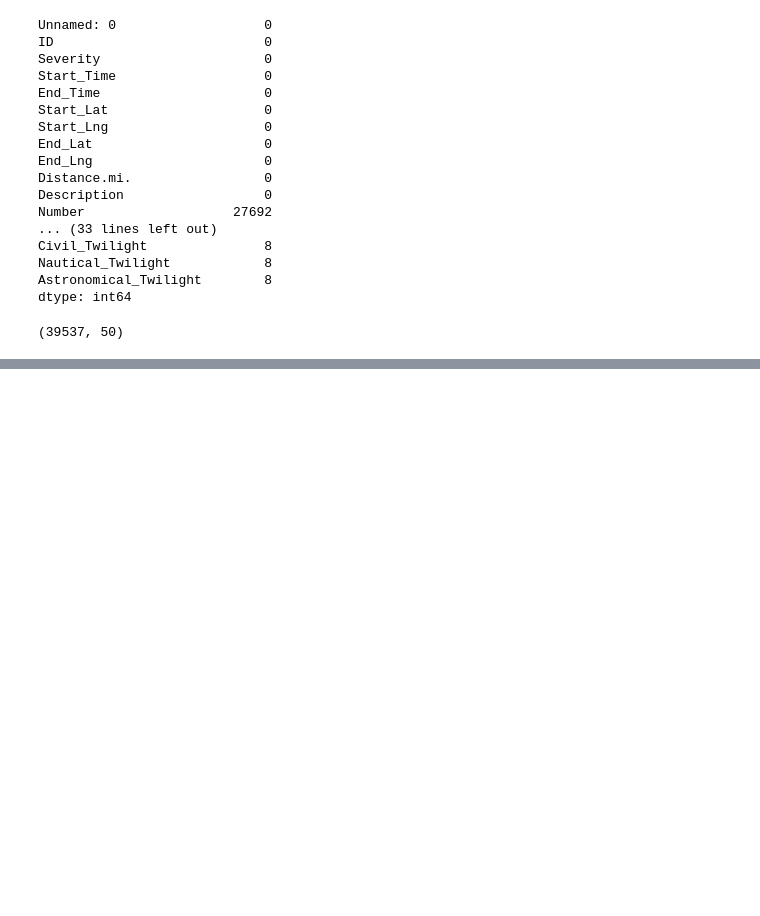
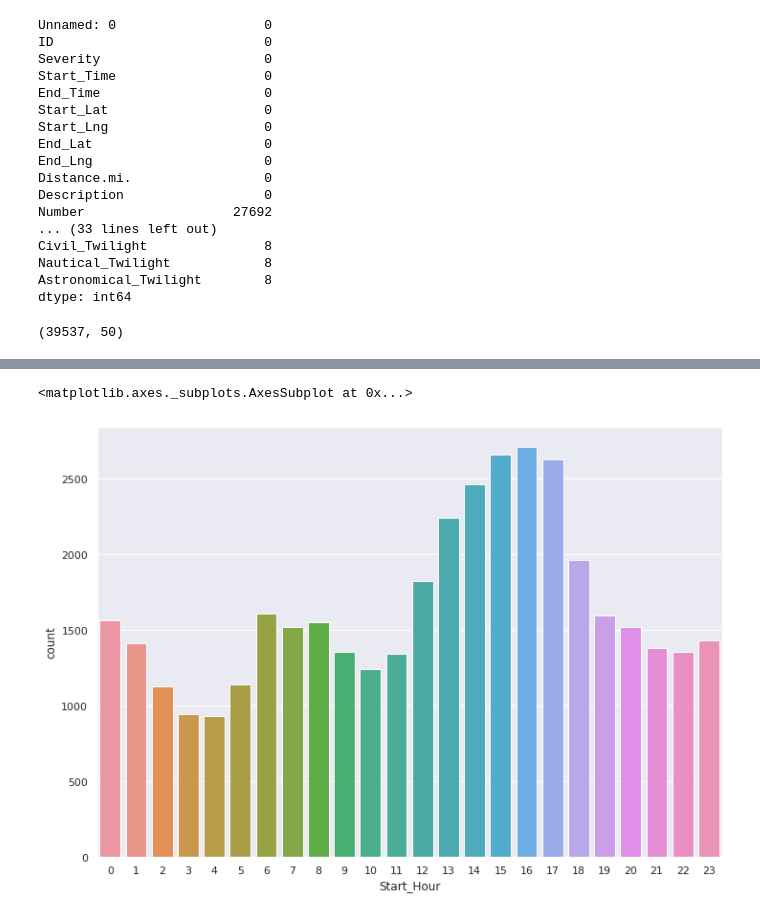
Before and after one commit to bmatore/inft6201, a Jupyter notebook: Data_Analysis_Report_Group_12.ipynb, the cells around one changed output, grey strips where cells are left out. Cells and saved outputs as stored; diff of their text form; code cells hidden in the pictures; blank space fills up the shorter version.

```diff
--- a/Data_Analysis_Report_Group_12.ipynb
+++ b/Data_Analysis_Report_Group_12.ipynb
@@ -99,0 +105,5 @@ sns.countplot(df_accidents['Start_Month'])
+# %%
+sns.countplot(df_accidents['Start_Hour'])
+# %% [output]
+<matplotlib.axes._subplots.AxesSubplot at 0x...>
+[figure, added]
```
Also changed, not shown: parts of 3 cells of this notebook.
